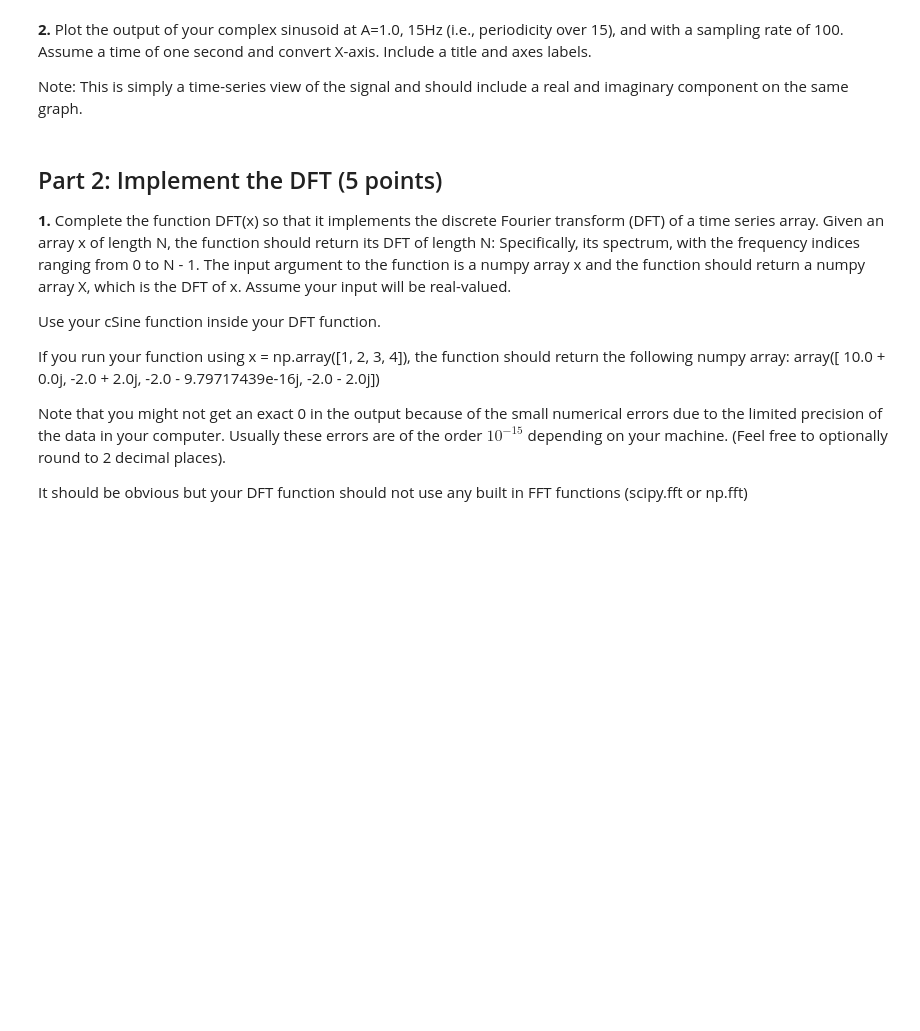
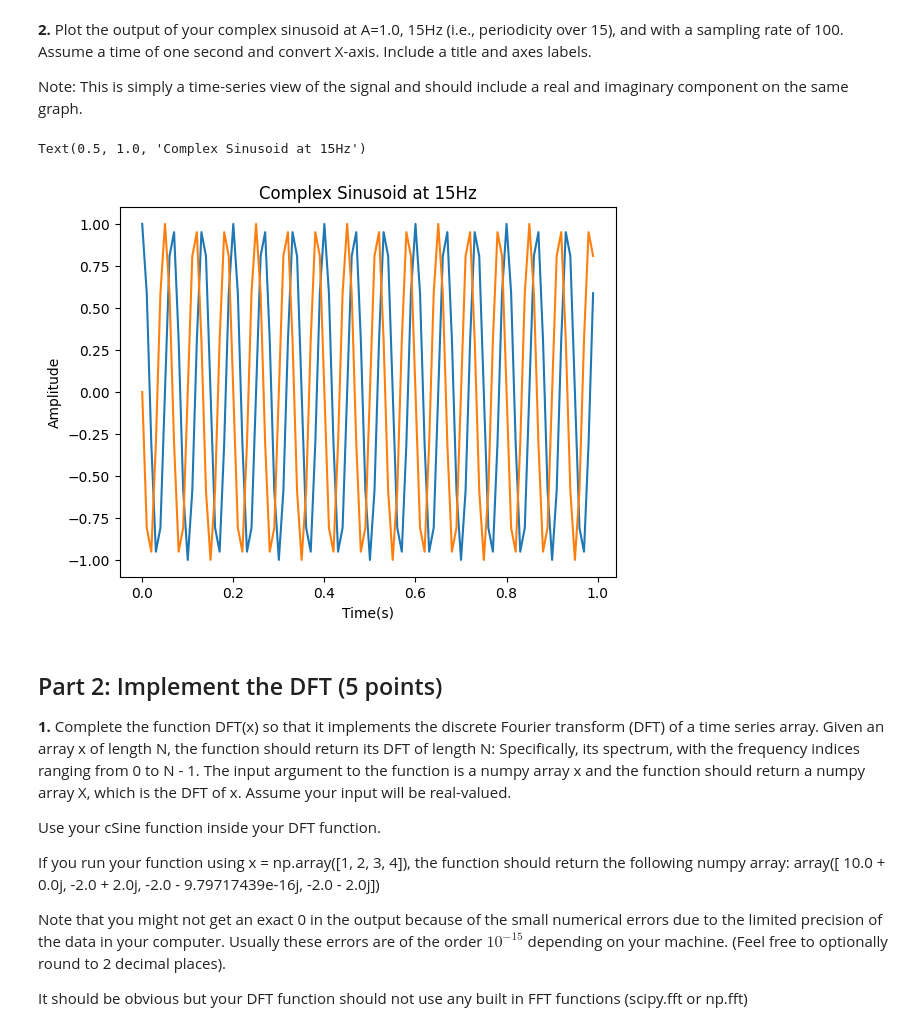
Before and after one commit to adityarpawar1902/AudioTechII, a Jupyter notebook: HW/HW2.ipynb, the cells around one changed output. Cells and saved outputs as stored; diff of their text form; code cells hidden in the pictures; blank space fills up the shorter version.

```diff
--- a/HW/HW2.ipynb
+++ b/HW/HW2.ipynb
@@ -21,6 +21,7 @@ If you run your function using N=5 and k=1, the function should return the follo
 
 **Note: A complex exponential function that will be used to test complex-valued INPUT would use $e^{1j}$. A complex  exponential function used to test *real* valued input should be negative ( $e^{-1j}$).*
 # %%
+
 def cSine(k, N):
     """
     Inputs:
@@ -36,6 +37,7 @@ def cSine(k, N):
     N = int(N)
 
     n = np.arange(0, N)
-    out = np.cos(2*np.pi*k*(n/N)) - 1j*np.sin(2*np.pi*k*(n/N))
+    out = np.exp(-1j * 2*np.pi * k * n/N)
+    return out
 
-    return out
+cSine(1, 4)
@@ -50,3 +53,16 @@ Note: This is simply a time-series view of the signal and should include a real
+# %%
+# Your code here.
+N = 100
+t = np.arange(0, 1, 1/N)
+k = 15
+x = cSine(15, 100)
+plt.plot(t, np.real(x), t, np.imag(x))
+plt.xlabel('Time(s)')
+plt.ylabel('Amplitude')
+plt.title('Complex Sinusoid at 15Hz')
+# %% [output]
+Text(0.5, 1.0, 'Complex Sinusoid at 15Hz')
+[figure, added]
 # %% [markdown]
 ## Part 2: Implement the DFT (5 points)
 
```
Also changed, not shown: parts of 9 cells of this notebook.
